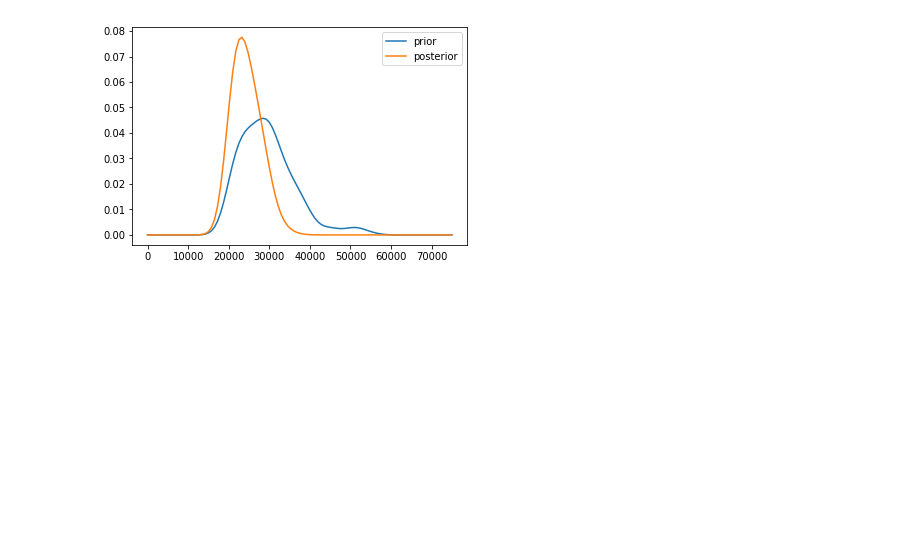
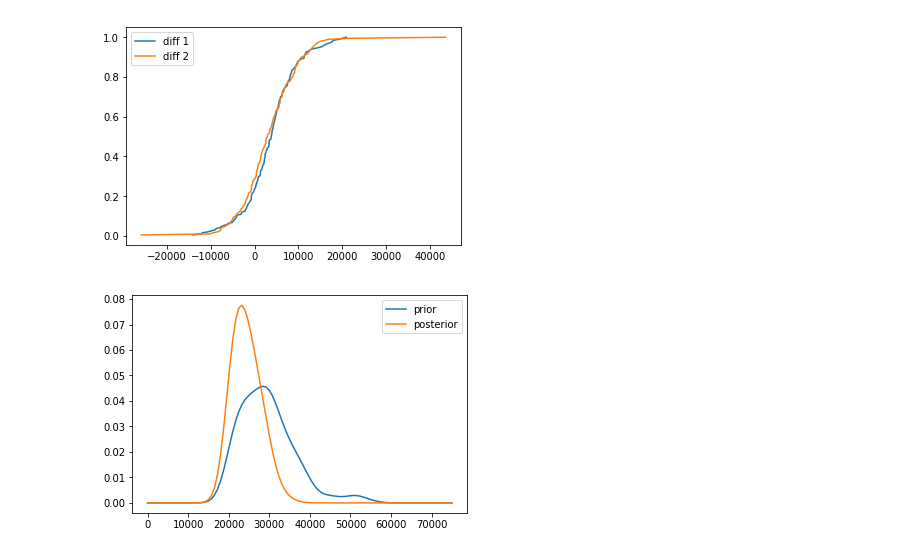
Before and after one commit to nex3z/think-bayes-playground, a Jupyter notebook: c6.ipynb, the cells around one changed output. Saved outputs shown, nothing was run; the diff lists cells and outputs as text; code cells hidden in the pictures; blank space fills up the shorter version.

```diff
--- a/c6.ipynb
+++ b/c6.ipynb
@@ -32,3 +32,9 @@ cdf.plot()
+# %%
+cdf_diff_1 = make_cdf_from_list(diffs_1, name='diff 1')
+cdf_diff_2 = make_cdf_from_list(diffs_2, name='diff 2')
+cdf_diff_1.plot_with([cdf_diff_2])
+# %% [output]
+[figure, added]
 # %%
 player_1 = Player(prices_1, bids_1, diffs_1)
 player_1.make_beliefs(20000)
```
Also changed, not shown: parts of 5 cells of this notebook.
